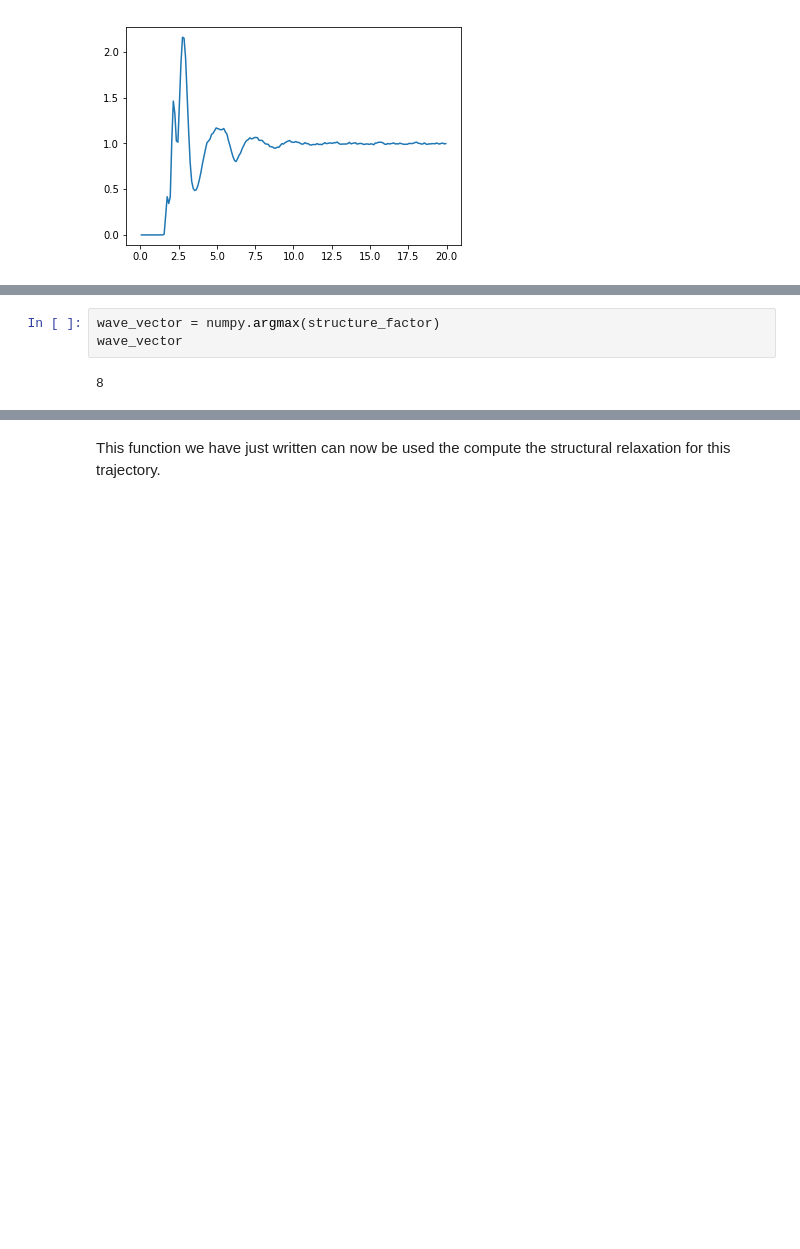
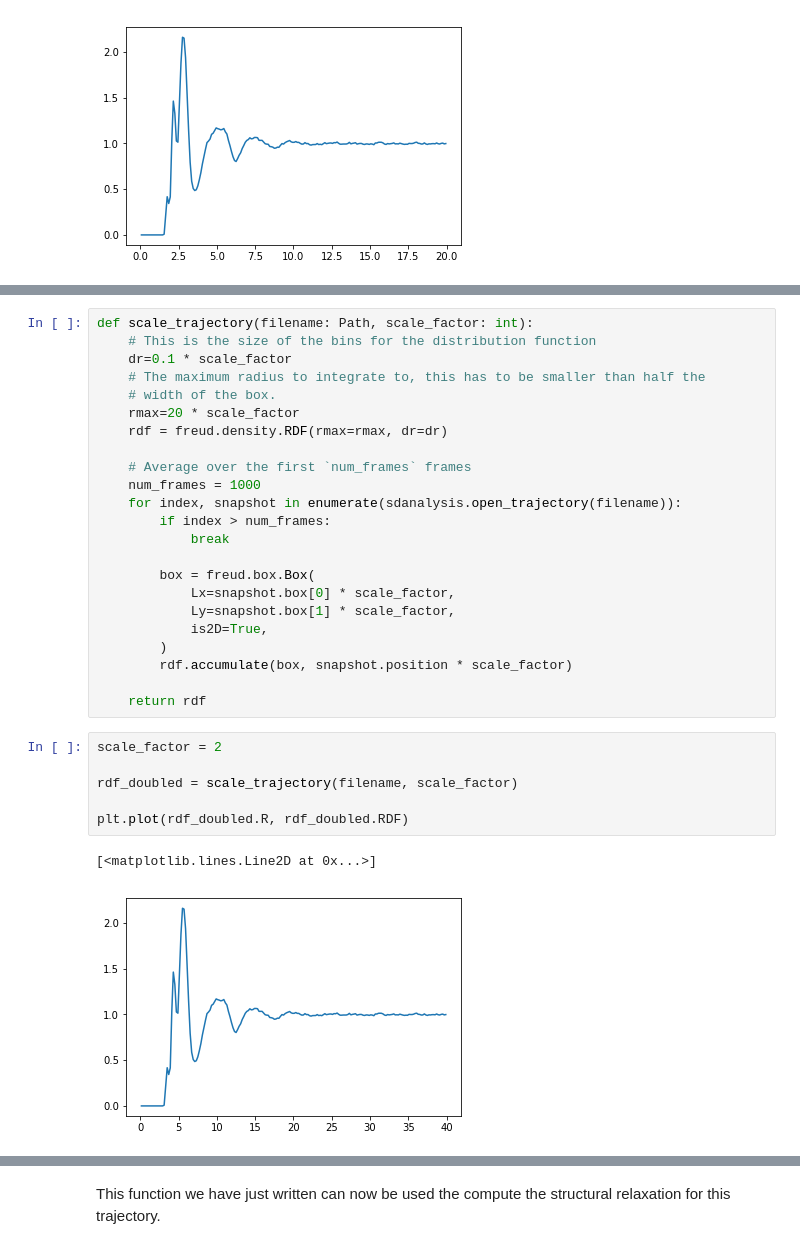
Before and after one commit to malramsay64/Dynamics, a Jupyter notebook: notebooks/06_computing_structural_relaxation.ipynb, the cells around one changed output, grey strips where cells are left out. Drawn from its saved outputs; the diff is of its cells as text; blank space fills up the shorter version.

```diff
--- a/notebooks/06_computing_structural_relaxation.ipynb
+++ b/notebooks/06_computing_structural_relaxation.ipynb
@@ -246,5 +309,32 @@ we can find the position of the maximum value
-# %%
-wave_vector = numpy.argmax(structure_factor)
-wave_vector
-# %% [output]
-8
+# %%
+def scale_trajectory(filename: Path, scale_factor: int):
+    # This is the size of the bins for the distribution function
+    dr=0.1 * scale_factor
+    # The maximum radius to integrate to, this has to be smaller than half the
+    # width of the box.
+    rmax=20 * scale_factor
+    rdf = freud.density.RDF(rmax=rmax, dr=dr)
+
+    # Average over the first `num_frames` frames
+    num_frames = 1000
+    for index, snapshot in enumerate(sdanalysis.open_trajectory(filename)):
+        if index > num_frames:
+            break
+
+        box = freud.box.Box(
+            Lx=snapshot.box[0] * scale_factor,
+            Ly=snapshot.box[1] * scale_factor,
+            is2D=True,
+        )
+        rdf.accumulate(box, snapshot.position * scale_factor)
+
+    return rdf
+# %%
+scale_factor = 2
+
+rdf_doubled = scale_trajectory(filename, scale_factor)
+
+plt.plot(rdf_doubled.R, rdf_doubled.RDF)
+# %% [output]
+[<matplotlib.lines.Line2D at 0x...>]
+[figure, added]
```
Also changed, not shown: parts of 26 cells of this notebook.
